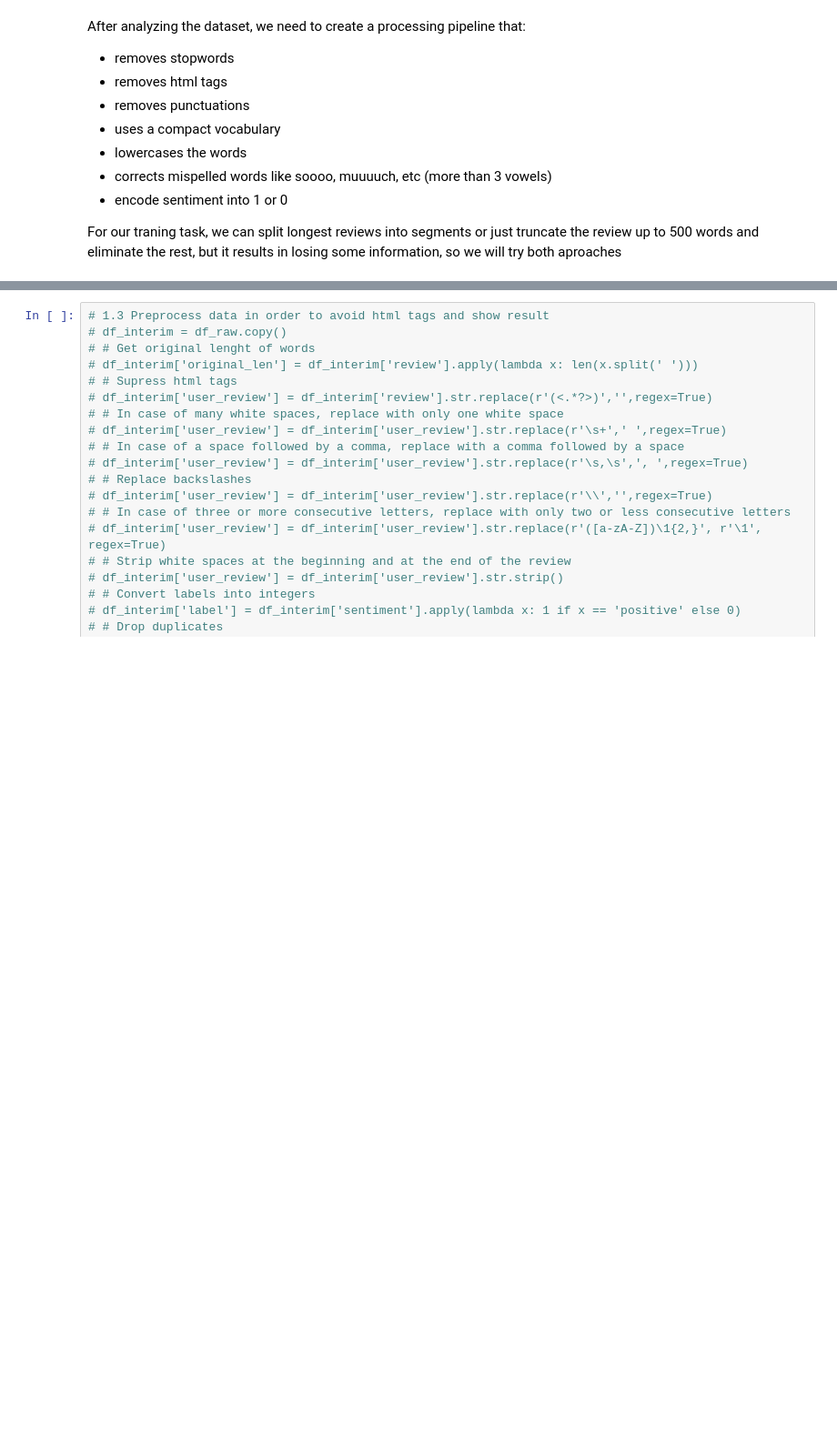
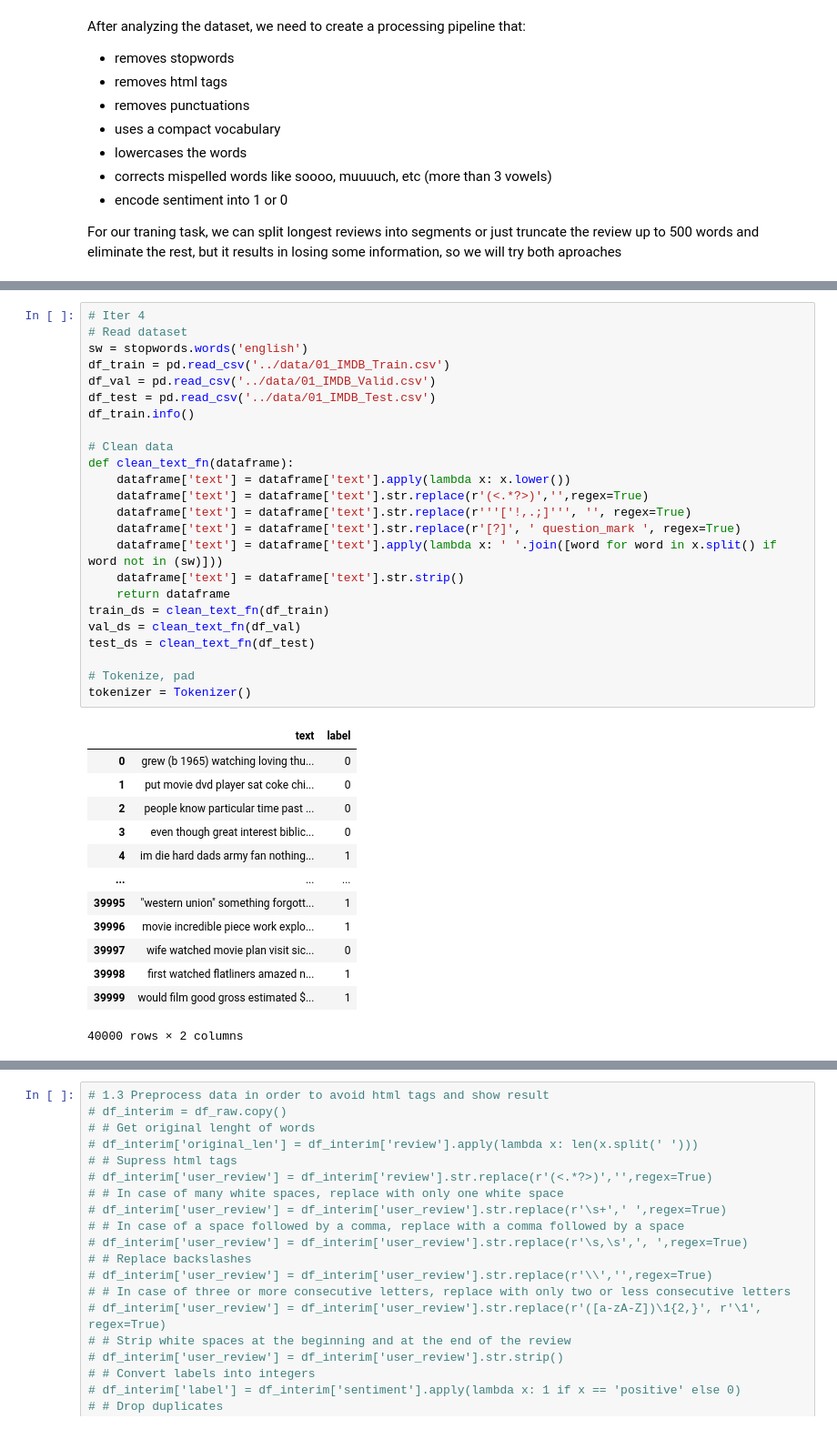
Before and after one commit to alexismenanieves/TensorFlow_Basics, a Jupyter notebook: notebooks/01_IMDB_Sentiment_Analysis.ipynb, the cells around one changed output, grey strips where cells are left out. Shown: that part at 91% size. Drawn from its saved outputs; the diff is of its cells as text; blank space fills up the shorter version.

```diff
--- a/notebooks/01_IMDB_Sentiment_Analysis.ipynb
+++ b/notebooks/01_IMDB_Sentiment_Analysis.ipynb
@@ -295,2 +364,40 @@ padded_sequences_train.shape
+# %%
+# Iter 4
+# Read dataset
+sw = stopwords.words('english')
+df_train = pd.read_csv('../data/01_IMDB_Train.csv')
+df_val = pd.read_csv('../data/01_IMDB_Valid.csv')
+df_test = pd.read_csv('../data/01_IMDB_Test.csv')
+df_train.info()
+
+# Clean data
+def clean_text_fn(dataframe):
+    dataframe['text'] = dataframe['text'].apply(lambda x: x.lower())
+    dataframe['text'] = dataframe['text'].str.replace(r'(<.*?>)','',regex=True)
+    dataframe['text'] = dataframe['text'].str.replace(r'''['!,.;]''', '', regex=True)
+    dataframe['text'] = dataframe['text'].str.replace(r'[?]', ' question_mark ', regex=True)
+    dataframe['text'] = dataframe['text'].apply(lambda x: ' '.join([word for word in x.split() if word not in (sw)]))
+    dataframe['text'] = dataframe['text'].str.strip()
+    return dataframe
+train_ds = clean_text_fn(df_train)
+val_ds = clean_text_fn(df_val)
+test_ds = clean_text_fn(df_test)
+
+# Tokenize, pad
+tokenizer = Tokenizer()
+# %% [output]
+|  | text | label |
+| 0 | grew (b 1965) watching loving thu... | 0 |
+| 1 | put movie dvd player sat coke chi... | 0 |
+| 2 | people know particular time past ... | 0 |
+| 3 | even though great interest biblic... | 0 |
+| 4 | im die hard dads army fan nothing... | 1 |
+| ... | ... | ... |
+| 39995 | "western union" something forgott... | 1 |
+| 39996 | movie incredible piece work explo... | 1 |
+| 39997 | wife watched movie plan visit sic... | 0 |
+| 39998 | first watched flatliners amazed n... | 1 |
+| 39999 | would film good gross estimated $... | 1 |
+40000 rows × 2 columns
 # %%
 # %% [output]
```
Also changed, not shown: parts of 19 cells of this notebook.
